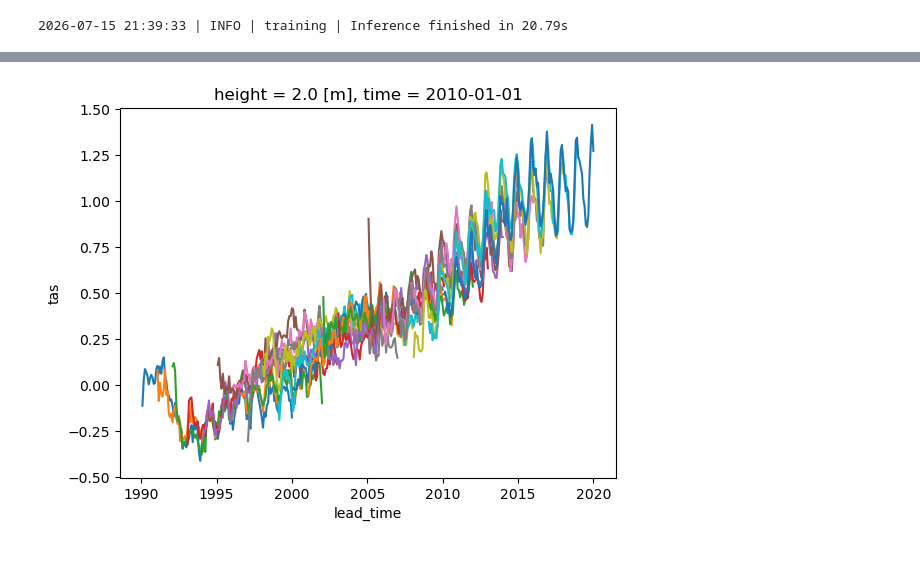
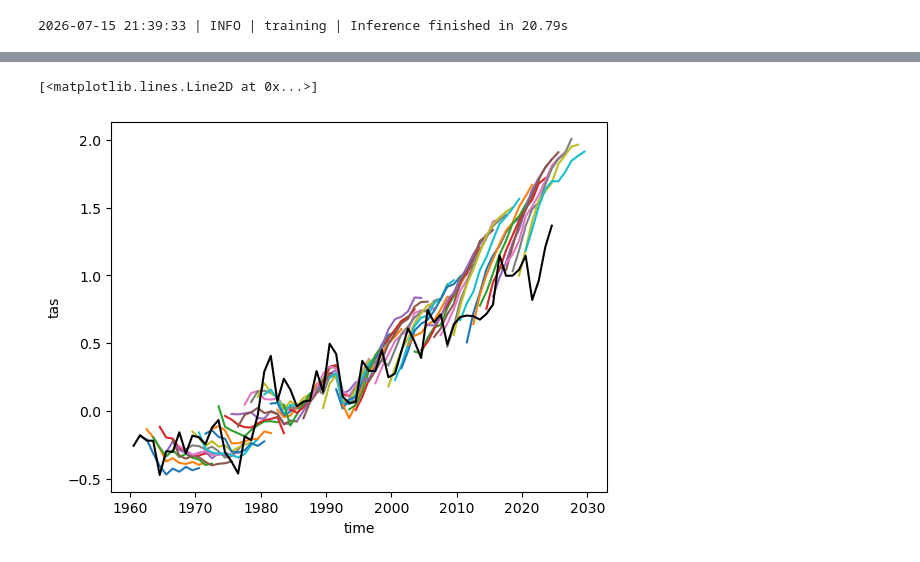
Before and after one commit to ParsaGooya/CCCma-PPP, a Jupyter notebook: test.ipynb, the cells around one changed output, grey strips where cells are left out. Saved outputs shown, nothing was run; the diff lists cells and outputs as text; code cells hidden in the pictures.

```diff
--- a/test.ipynb
+++ b/test.ipynb
@@ -642,0 +587,8 @@ obs_pp = joblib.load("/space/hall7/sitestore/eccc/crd/cccma/users/rpg002/output/
+# %%
+model_base = model.sel(time = slice("1960", "2000"))
+obs_base = obs.sel(time = slice("1960", "2000"))
+# %%
+
+from cccma_ppp.data_modules.utils import _create_train_mask
+mask = _create_train_mask(model_base.time, model_base.lead_time)
+mask.plot()
@@ -642,0 +598,3 @@ obs_pp = joblib.load("/space/hall7/sitestore/eccc/crd/cccma/users/rpg002/output/
+# %%
+model_pp.fit(model_base, mask=mask, save = False)
+obs_pp.fit(obs_base, save = False)
@@ -645,8 +605,9 @@ import matplotlib.pyplot as plt
 
 
 for t in model.tas.time:
-    model.tas.sel(time = t).mean(['lat','lon']).assign_coords(lead_time = t.dt.year + model.lead_time / 12).plot()
+    model.tas.sel(time = t).mean(['lat','lon']).assign_coords(lead_time = t.dt.year + model.lead_time / 12).coarsen(lead_time=12, boundary="trim").mean().plot()
 
-plt.plot(obs.tas.time.dt.year + obs.tas.time.dt.month /12, obs.tas.mean(['lat','lon']), color = 'k')
+obs_toplot = obs.assign_coords(time = obs.tas.time.dt.year + obs.tas.time.dt.month /12)
+obs_toplot.tas.mean(['lat','lon']).coarsen(time=12, boundary="trim").mean().plot(color = 'k')
 # %% [output]
 [<matplotlib.lines.Line2D at 0x...>]
@@ -670,10 +618,12 @@ model['tas'].mean(['lat', 'lon'])[:,0].plot()
 # %%
 import matplotlib.pyplot as plt
 
 
-for t in model.tas.time:
-    model_processed.tas.sel(time = t).mean(['lat','lon']).assign_coords(lead_time = t.dt.year + model.lead_time / 12).plot()
+for t in model_processed.tas.time:
+    model_processed.tas.sel(time = t).mean(['lat','lon']).assign_coords(lead_time = t.dt.year + model_processed.lead_time / 12).coarsen(lead_time=12, boundary="trim").mean().plot()
 
-# plt.plot(obs.tas.time.dt.year + obs.tas.time.dt.month /12, obs_processed.tas.mean(['lat','lon']), color = 'k')
+obs_toplot = obs_processed.assign_coords(time = obs_processed.tas.time.dt.year + obs_processed.tas.time.dt.month /12)
+obs_toplot.tas.mean(['lat','lon']).coarsen(time=12, boundary="trim").mean().plot(color = 'k')
 # %% [output]
+[<matplotlib.lines.Line2D at 0x...>]
-[figure, old version]
+[figure, new version]
```
Also changed, not shown: parts of 31 cells of this notebook, 2 other files.
